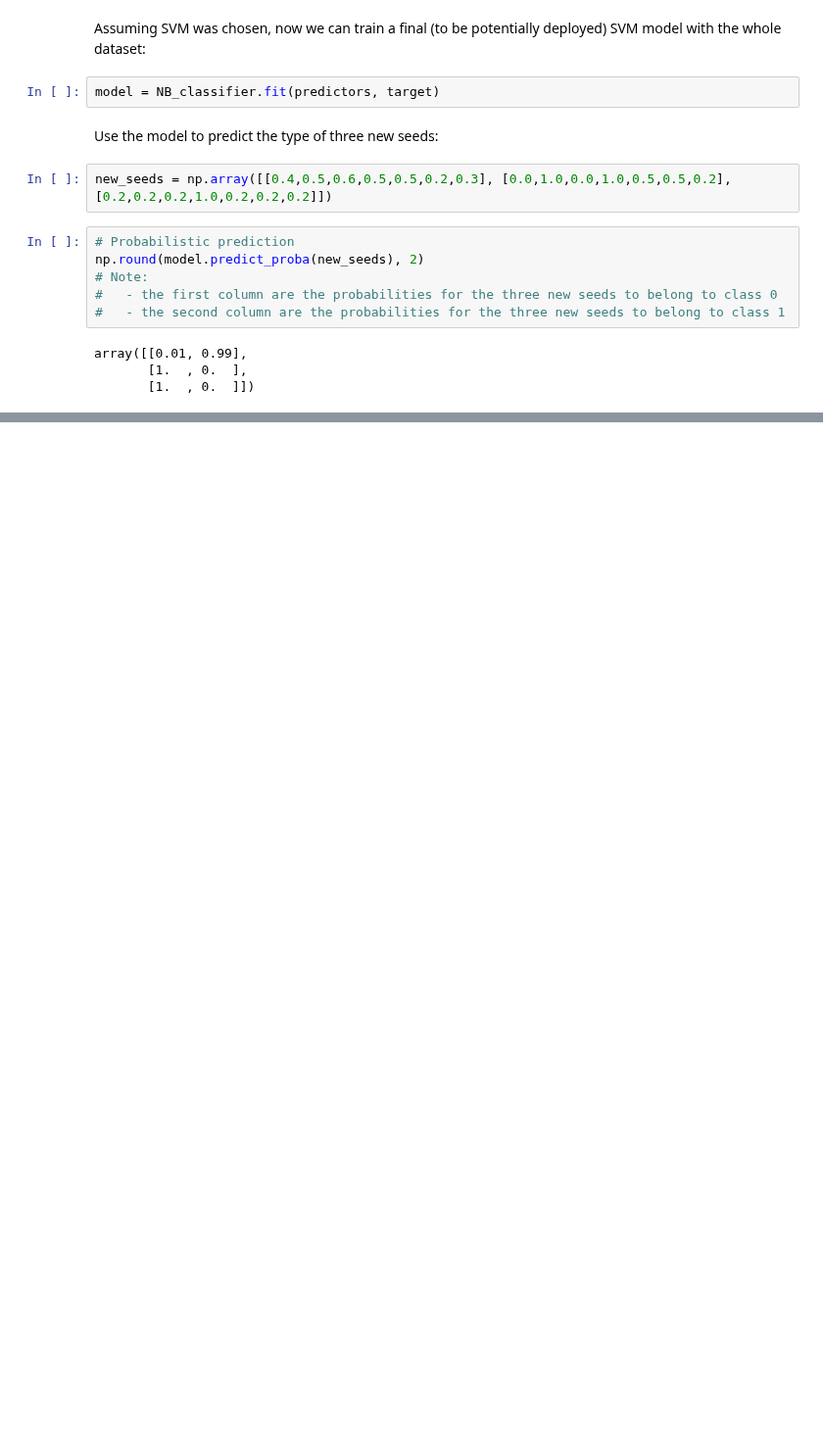
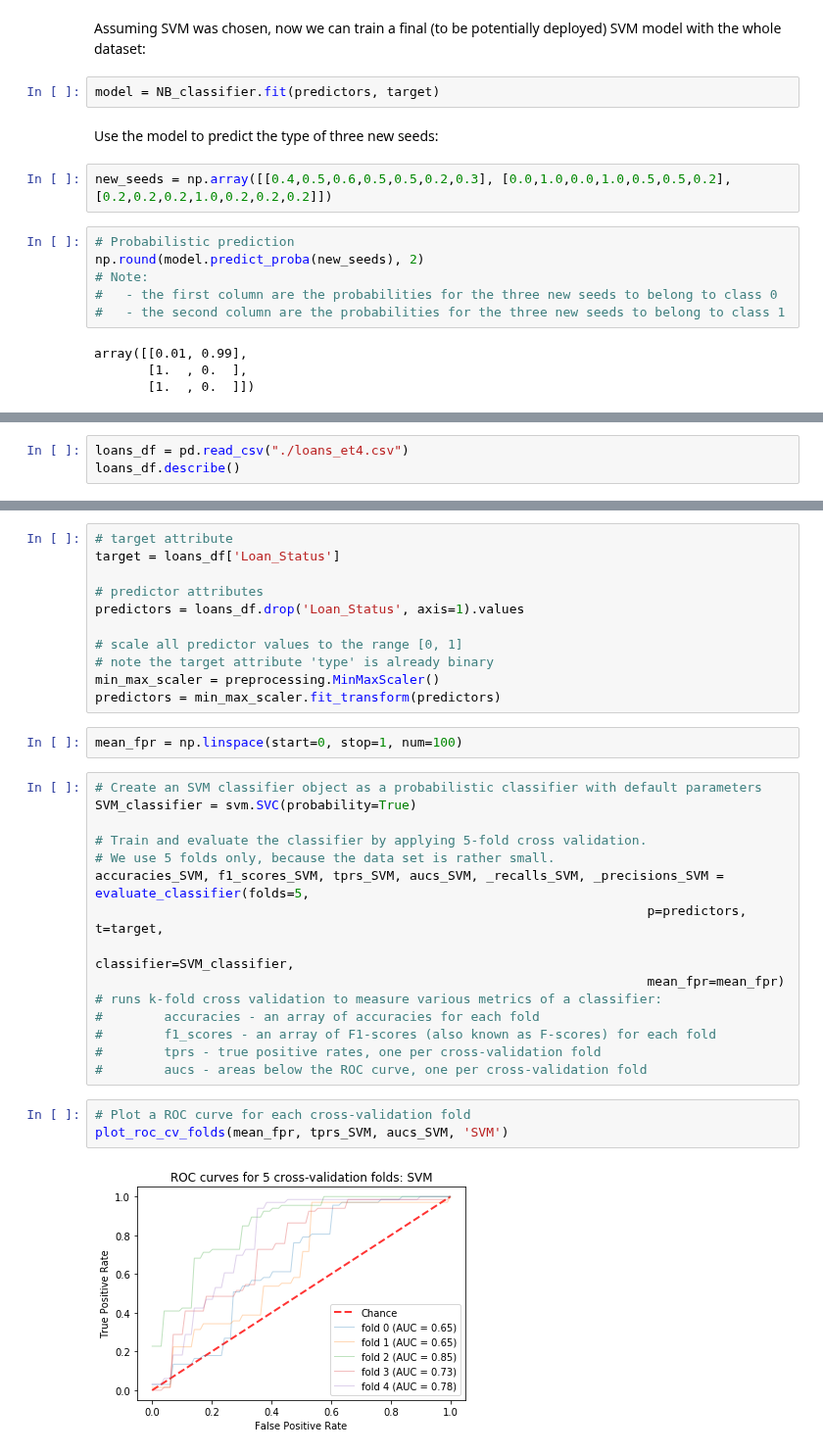
Before and after one commit to vipulpopat/MSCAI_Sem1_Etivity4, a Jupyter notebook: Lab 4 - Comparison of Classifiers - Main.ipynb, the cells around one changed output, grey strips where cells are left out. Shown at 98% size. Cells and saved outputs as stored; diff of their text form; blank space fills up the shorter version.

```diff
--- a/Lab 4 - Comparison of Classifiers - Main.ipynb
+++ b/Lab 4 - Comparison of Classifiers - Main.ipynb
@@ -200,0 +212,3 @@ array([1, 0, 0], dtype=int64)
+# %%
+loans_df = pd.read_csv("./loans_et4.csv")
+loans_df.describe()
@@ -200,0 +225,33 @@ array([1, 0, 0], dtype=int64)
+# %%
+# target attribute
+target = loans_df['Loan_Status']
+
+# predictor attributes
+predictors = loans_df.drop('Loan_Status', axis=1).values
+
+# scale all predictor values to the range [0, 1]
+# note the target attribute 'type' is already binary
+min_max_scaler = preprocessing.MinMaxScaler()
+predictors = min_max_scaler.fit_transform(predictors)
+# %%
+mean_fpr = np.linspace(start=0, stop=1, num=100)
+# %%
+# Create an SVM classifier object as a probabilistic classifier with default parameters
+SVM_classifier = svm.SVC(probability=True)
+
+# Train and evaluate the classifier by applying 5-fold cross validation.
+# We use 5 folds only, because the data set is rather small.
+accuracies_SVM, f1_scores_SVM, tprs_SVM, aucs_SVM, _recalls_SVM, _precisions_SVM = evaluate_classifier(folds=5,
+                                                                        p=predictors, t=target,
+                                                                        classifier=SVM_classifier,
+                                                                        mean_fpr=mean_fpr)
+# runs k-fold cross validation to measure various metrics of a classifier:
+#        accuracies - an array of accuracies for each fold
+#        f1_scores - an array of F1-scores (also known as F-scores) for each fold
+#        tprs - true positive rates, one per cross-validation fold
+#        aucs - areas below the ROC curve, one per cross-validation fold
+# %%
+# Plot a ROC curve for each cross-validation fold
+plot_roc_cv_folds(mean_fpr, tprs_SVM, aucs_SVM, 'SVM')
+# %% [output]
+[figure, added]
```
Also changed, not shown: parts of 40 cells of this notebook, 2 other files.
